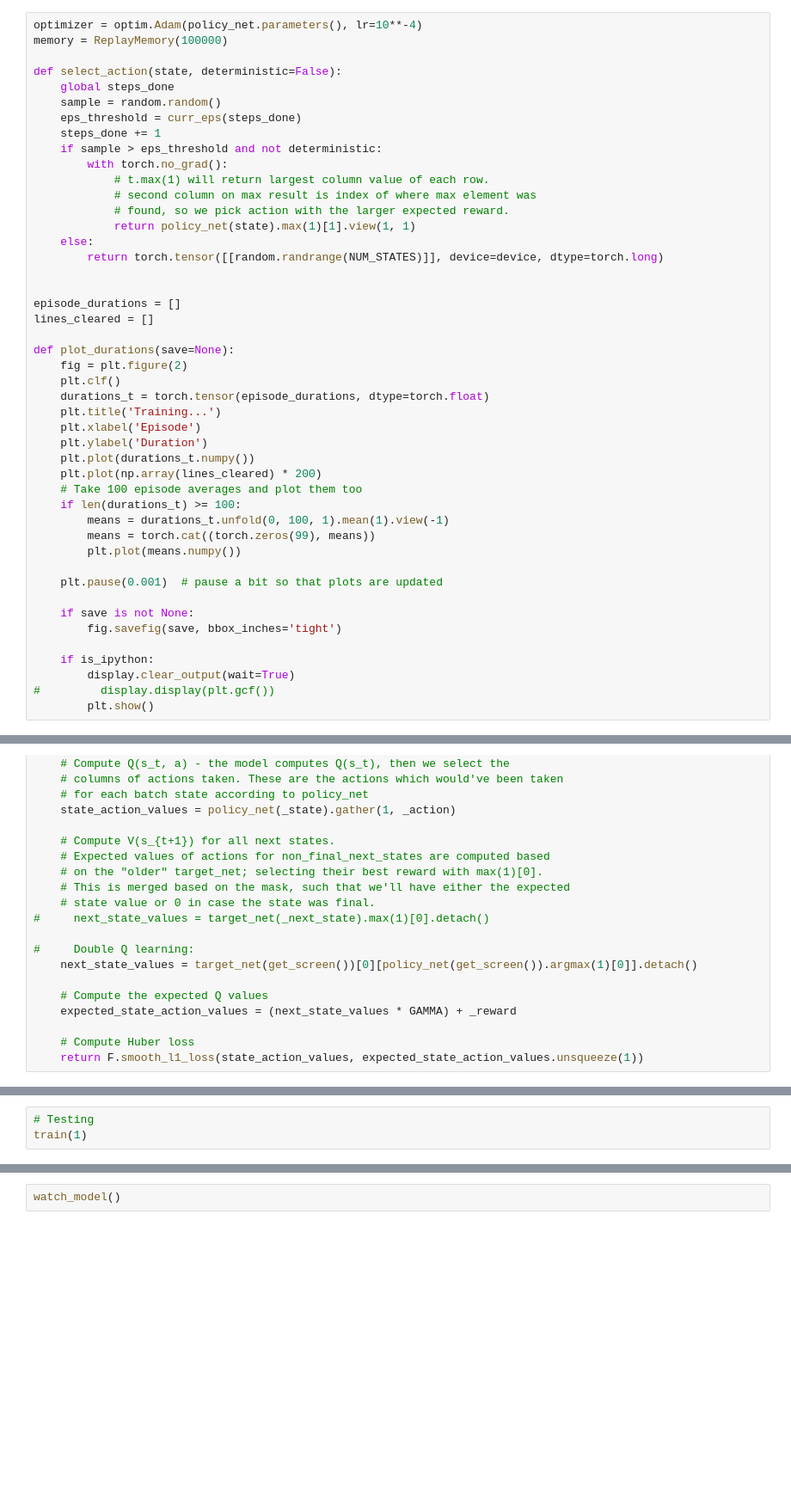
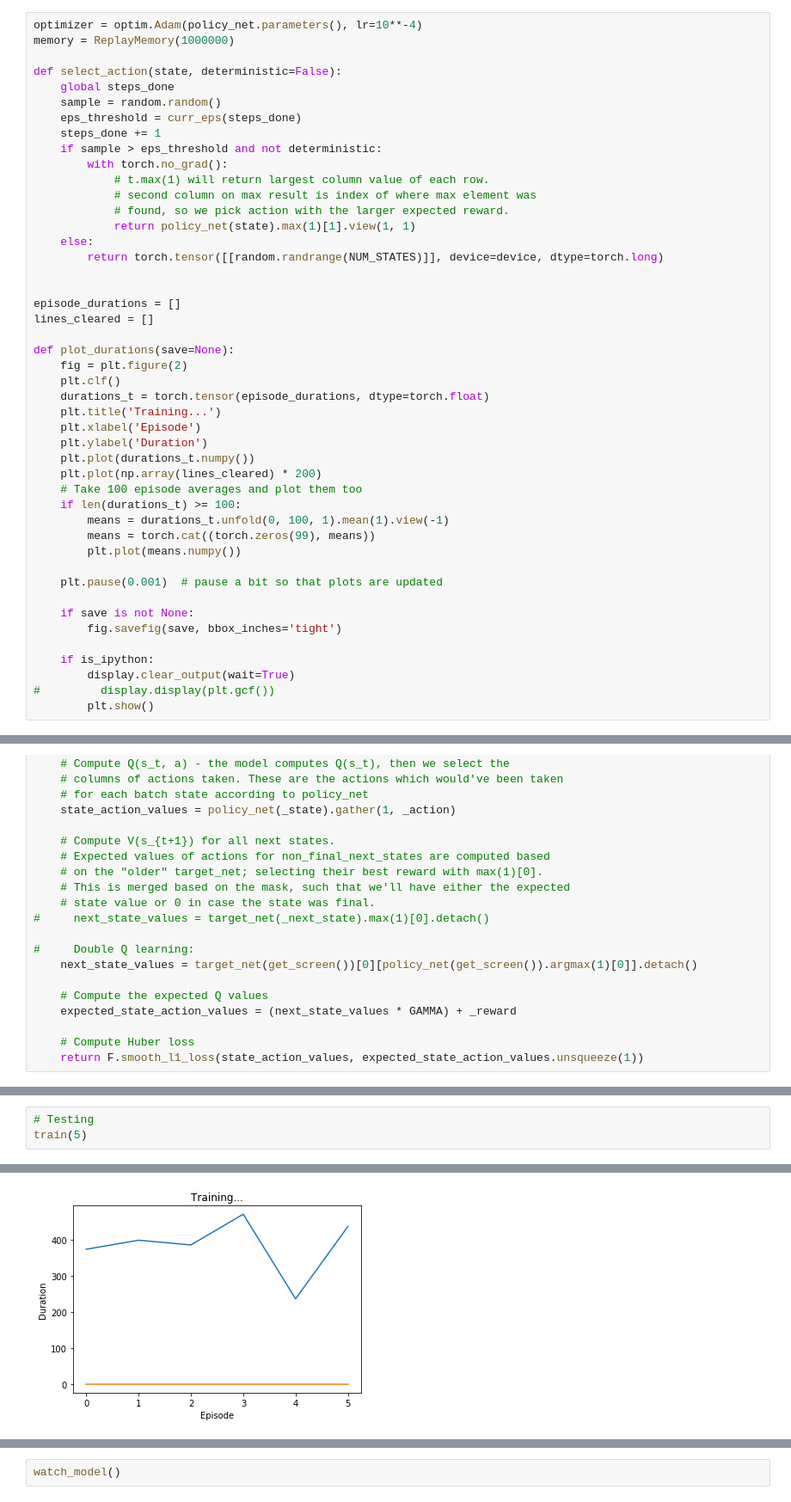
Before and after one commit to justAnotherMathmo/Tetris, a Jupyter notebook: TetrisBot.ipynb, the cells around one changed output, grey strips where cells are left out. Shown at 86% size. Saved outputs shown, nothing was run; the diff lists cells and outputs as text; blank space fills up the shorter version.

```diff
--- a/TetrisBot.ipynb
+++ b/TetrisBot.ipynb
@@ -167,7 +167,7 @@ except:
 Fell back to creating a new net...
 # %%
 optimizer = optim.Adam(policy_net.parameters(), lr=10**-4)
-memory = ReplayMemory(100000)
+memory = ReplayMemory(1000000)
 
 def select_action(state, deterministic=False):
     global steps_done
@@ -397,5 +398,5 @@ def watch_model(rounds=1000):
         train(rounds, human=True)
 # %%
 # Testing
-train(1)
+train(5)
 # %% [output]
@@ -419,3 +403,4 @@ train(1)
+[figure, added]
 # %%
 idx = 0
 while True:
```
Also changed, not shown: parts of 5 cells of this notebook, 1 other file.
